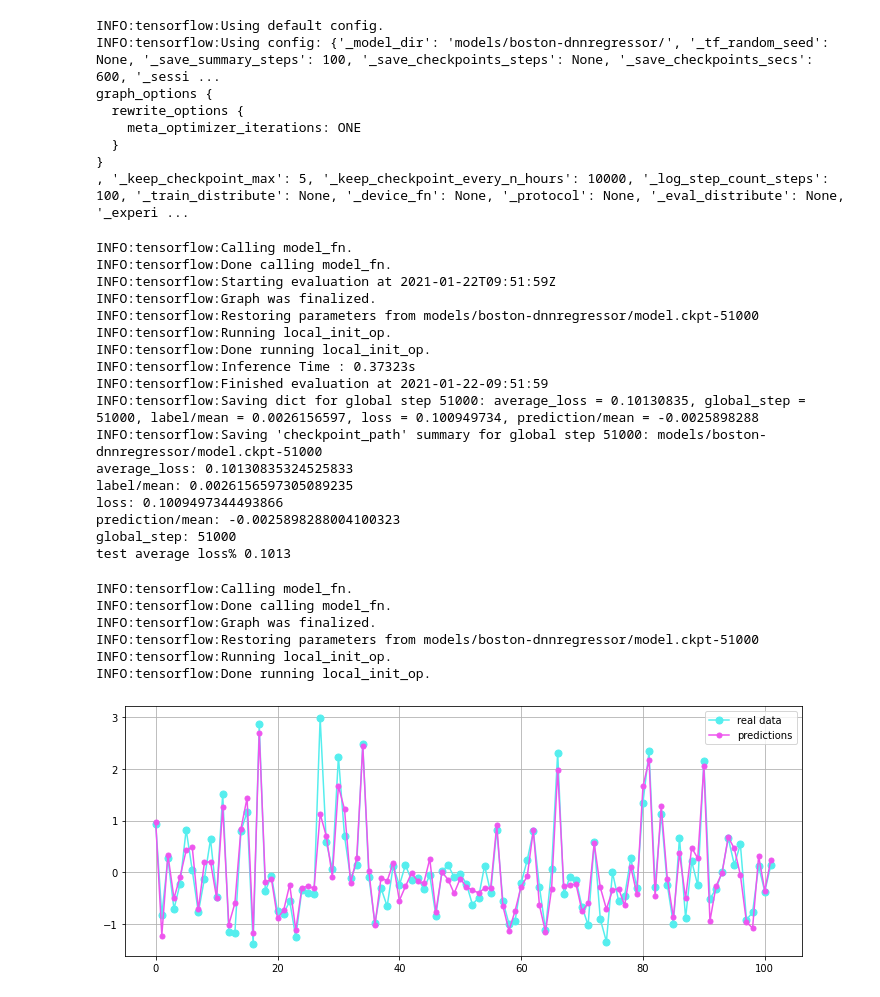
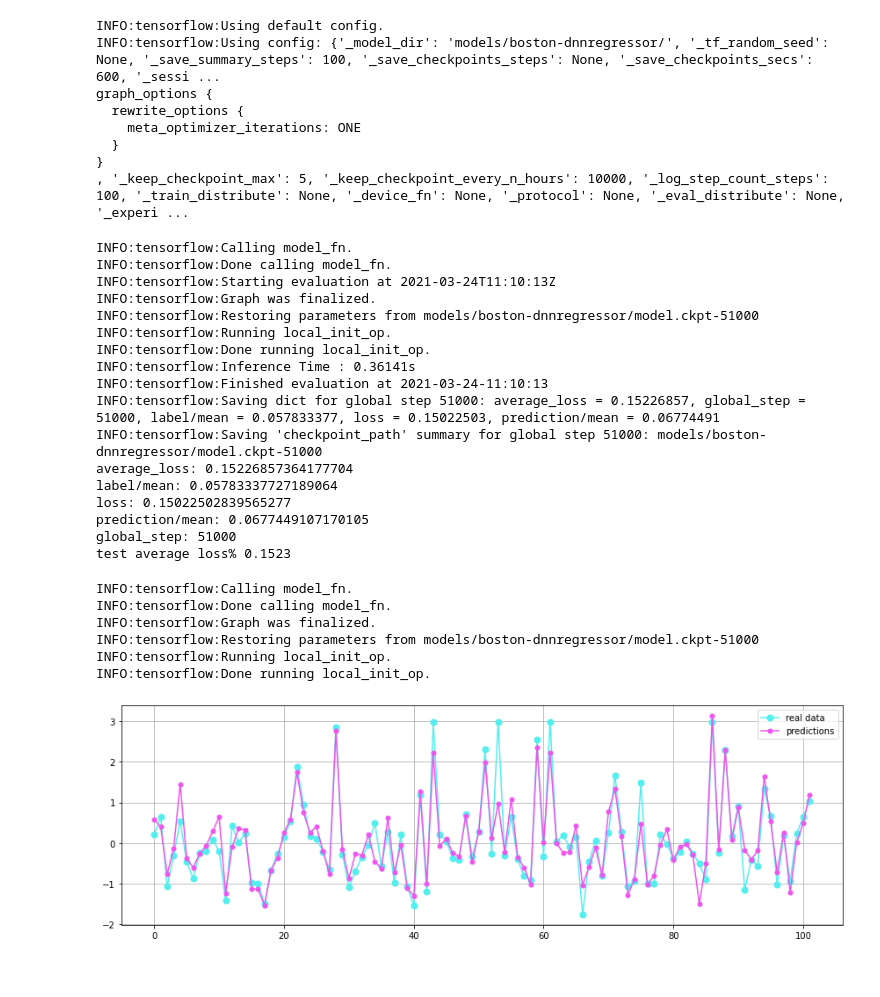
Before and after one commit to OlgaBelitskaya/colab_notebooks, a Jupyter notebook: tensorflow_cookbook4.ipynb, the cells around one changed output. Saved outputs shown, nothing was run; the diff lists cells and outputs as text; code cells hidden in the pictures.

```diff
--- a/tensorflow_cookbook4.ipynb
+++ b/tensorflow_cookbook4.ipynb
@@ -50,21 +55,13 @@ def pd_style():
 [interactive output not drawn]
 # %%
 boston_data=datasets.load_boston()
-columns=boston_data.feature_names
-boston_df=pd.DataFrame(boston_data.data,columns=columns)
+boston_df=pd.DataFrame(
+    boston_data.data,columns=boston_data.feature_names)
 boston_df['MEDV']=boston_data.target
 boston_df[['CHAS','RAD']]=boston_df[['CHAS','RAD']].astype('int64')
-numeric_features=\
-boston_df.columns[[0,2,4,5,6,7,9,10,11,12,13]]
-stats=boston_df.describe().transpose()
-dfn=boston_df.copy()
-for nc in numeric_features:
-    mean=stats.loc[nc,'mean']; std=stats.loc[nc,'std']
-    dfn.loc[:,nc]=(dfn.loc[:,nc]-mean)/std
-dfn[numeric_features].tail(int(10)).style.bar(
-    align='mid',color=['#55eeee','#ee55ee'],
-    subset=numeric_features).set_precision(3)\
-   .set_table_styles(pd_style())
+numeric_features=boston_df.columns[[0,2,4,5,6,7,9,10,11,12,13]]
+df_num=boston_df.copy()
+%df_num_style 10
 # %% [output]
 |  | CRIM | INDUS | NOX | RM | AGE | DIS | TAX | PTRATIO | B | LSTAT | MEDV |
 | 496 | -0.386 | -0.211 | 0.262 | -1.273 | 0.154 | -0.473 | -0.102 | 0.344 | 0.441 | 1.188 | -0.308 |
@@ -88,11 +85,9 @@ for nc in numeric_features[:-1]:
         tf.feature_column.numeric_column(key=nc))
 for nf in tfnumeric_features:
     print(str(nf)); break
-fchas=tf.feature_column\
-.categorical_column_with_vocabulary_list(
+fchas=tf.feature_column.categorical_column_with_vocabulary_list(
     key='CHAS',vocabulary_list=[0,1])
-frad=tf.feature_column\
-.categorical_column_with_vocabulary_list(
+frad=tf.feature_column.categorical_column_with_vocabulary_list(
     key='RAD',vocabulary_list=[1,2,3,4,5,6,7,8,24])
 tfcategorical_features=[]
 fchas_emb=tf.feature_column.embedding_column(fchas,dimension=2)
@@ -110,7 +105,7 @@ EmbeddingColumn(categorical_column=VocabularyListCategoricalColumn(key='CHAS', v
 BucketizedColumn(source_column=NumericColumn(key='ZN', shape=(1,), default_value=None, dtype=tf.float32, normalizer_fn=None), boundaries=(30, 70, 100))
 # %%
 features=(tfnumeric_features+tfbucketized_features+tfcategorical_features)
-dfn_train,dfn_test=sms.train_test_split(dfn,train_size=.8,shuffle=True)
+dfn_train,dfn_test=sms.train_test_split(df_num,train_size=.8,shuffle=True)
 print(str([len(dfn_train),len(dfn_test)]))
 # %% [output]
 [404, 102]
@@ -213,21 +208,21 @@ print('test average loss% {:.4f}'\
 # %% [output]
 INFO:tensorflow:Calling model_fn.
 INFO:tensorflow:Done calling model_fn.
-INFO:tensorflow:Starting evaluation at 2021-01-22T09:51:59Z
+INFO:tensorflow:Starting evaluation at 2021-03-24T11:10:13Z
 INFO:tensorflow:Graph was finalized.
 INFO:tensorflow:Restoring parameters from models/boston-dnnregressor/model.ckpt-51000
 INFO:tensorflow:Running local_init_op.
 INFO:tensorflow:Done running local_init_op.
-INFO:tensorflow:Inference Time : 0.37323s
-INFO:tensorflow:Finished evaluation at 2021-01-22-09:51:59
-INFO:tensorflow:Saving dict for global step 51000: average_loss = 0.10130835, global_step = 51000, label/mean = 0.0026156597, loss = 0.100949734, prediction/mean = -0.0025898288
+INFO:tensorflow:Inference Time : 0.36141s
+INFO:tensorflow:Finished evaluation at 2021-03-24-11:10:13
+INFO:tensorflow:Saving dict for global step 51000: average_loss = 0.15226857, global_step = 51000, label/mean = 0.057833377, loss = 0.15022503, prediction/mean = 0.06774491
 INFO:tensorflow:Saving 'checkpoint_path' summary for global step 51000: models/boston-dnnregressor/model.ckpt-51000
-average_loss: 0.10130835324525833
-label/mean: 0.0026156597305089235
-loss: 0.1009497344493866
-prediction/mean: -0.0025898288004100323
+average_loss: 0.15226857364177704
+label/mean: 0.05783337727189064
+loss: 0.15022502839565277
+prediction/mean: 0.0677449107170105
 global_step: 51000
-test average loss% 0.1013
+test average loss% 0.1523
 # %%
 y_test_pred=reg.predict(
     input_fn=lambda:test_input_fn(dfn_test,batch_size))
@@ -242,11 +237,11 @@ INFO:tensorflow:Restoring parameters from models/boston-dnnregressor/model.ckpt-
 INFO:tensorflow:Running local_init_op.
 INFO:tensorflow:Done running local_init_op.
 # %%
-pl.figure(figsize=(10,4))
+pl.figure(figsize=(12,4))
 pl.plot(range(len(dfn_test)),dfn_test['MEDV'],
         '-o',label='real data',c='#55eeee',ms=7)
 pl.plot(range(len(dfn_test)),py_test,
         '-o',label='predictions',c='#ee55ee',ms=5)
 pl.tight_layout(); pl.grid(); pl.legend();
 # %% [output]
-[figure, old version]
+[figure, new version]
```
Also changed, not shown: parts of 6 cells of this notebook, 1 other file.
